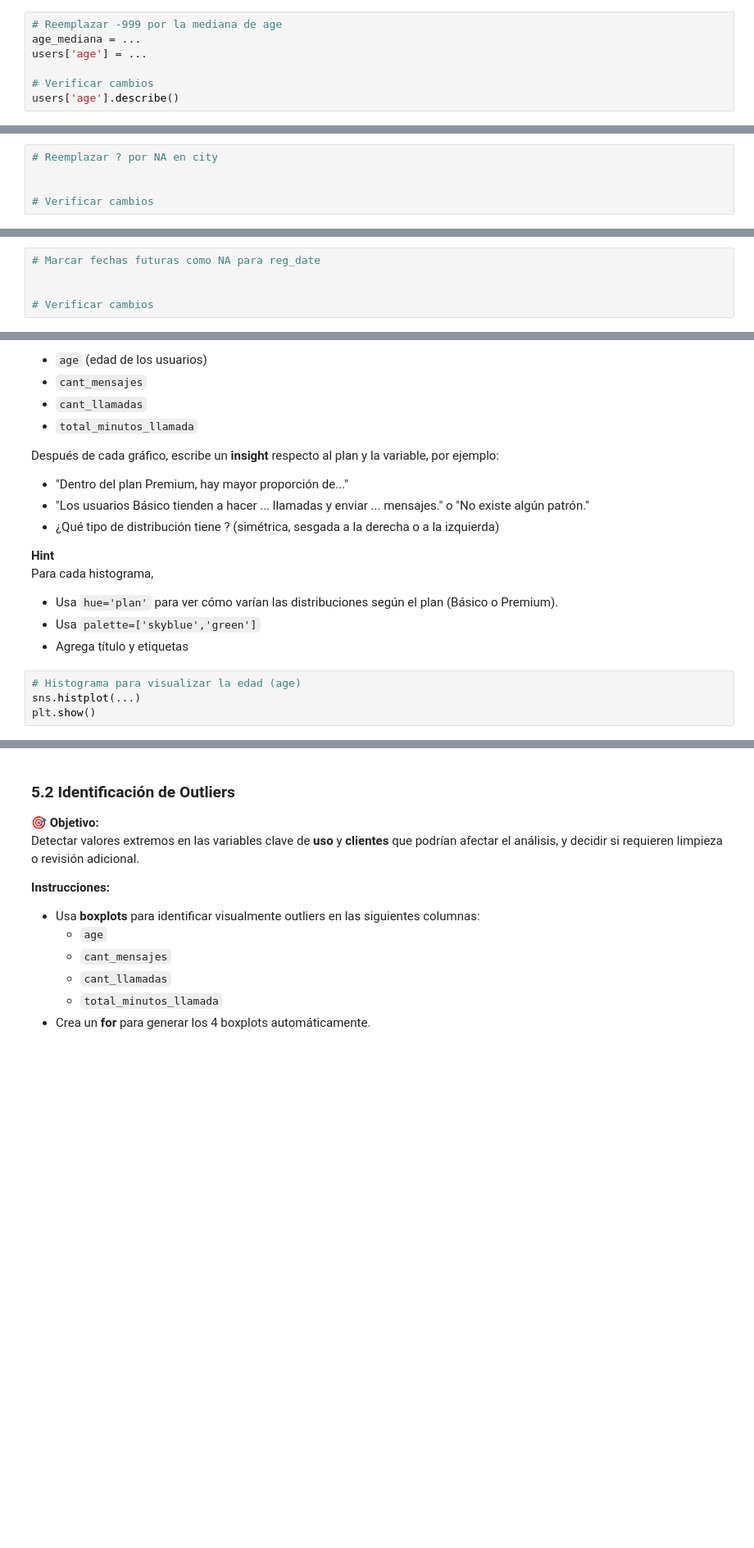
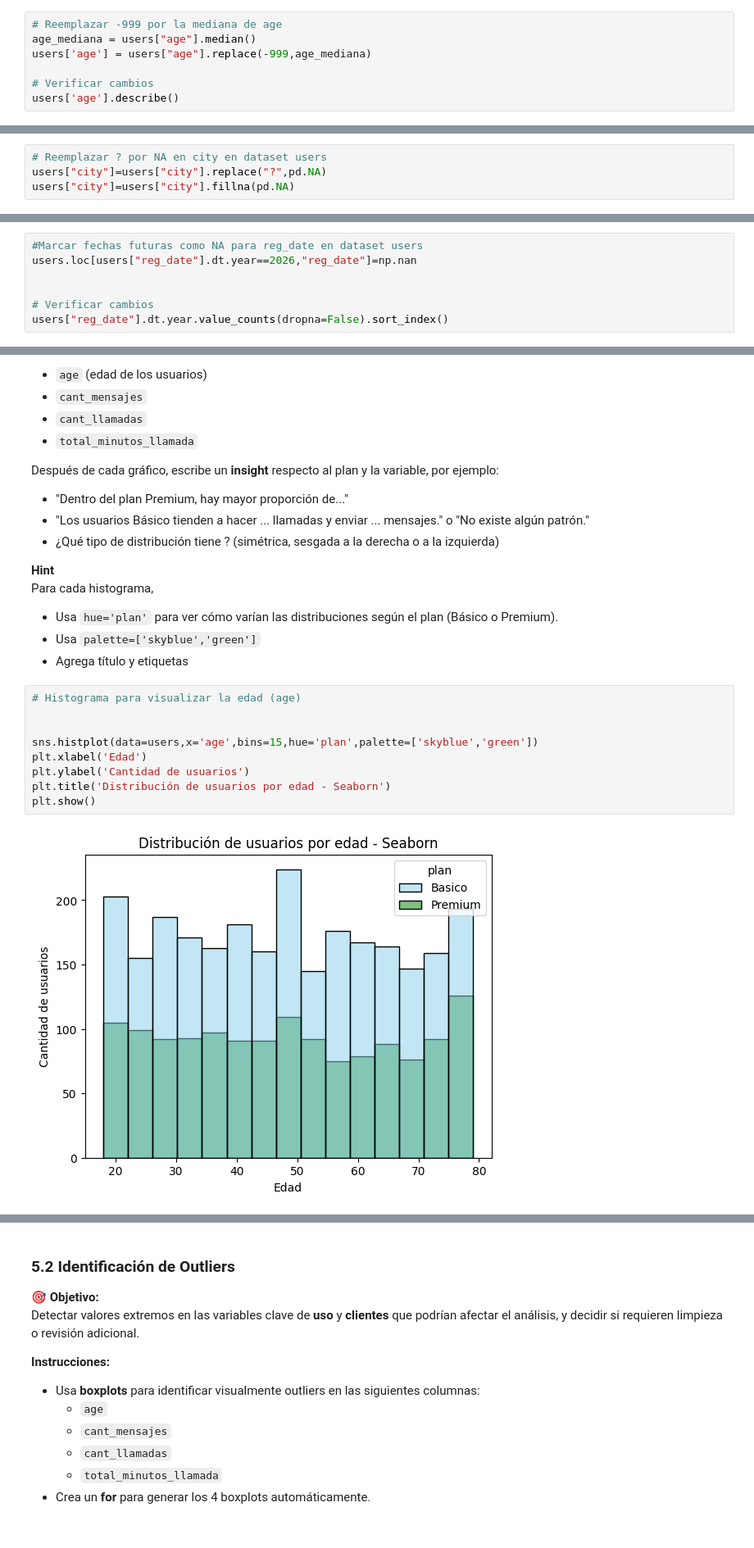
Before and after one commit to franciscoescobarda/analysis-connectatel, a Jupyter notebook: S7 Version-Estudiante-Project-ConnectaTel.ipynb, the cells around one changed output, grey strips where cells are left out. Shown at 82% size. Drawn from its saved outputs; the diff is of its cells as text; blank space fills up the shorter version.

```diff
--- a/S7 Version-Estudiante-Project-ConnectaTel.ipynb
+++ b/S7 Version-Estudiante-Project-ConnectaTel.ipynb
@@ -382,8 +383,8 @@ Aplicar reglas de limpieza para reemplazar valores sentinels y corregir fechas i
 - Marca como nulas (`pd.NA`) las fechas fuera de rango.
 # %%
 # Reemplazar -999 por la mediana de age
-age_mediana = ...
-users['age'] = ...
+age_mediana = users["age"].median()
+users['age'] = users["age"].replace(-999,age_mediana)
 
 # Verificar cambios
 users['age'].describe()
@@ -390,5 +401,4 @@ users['age'].describe()
 # %%
-# Reemplazar ? por NA en city
-
-
-# Verificar cambios
+# Reemplazar ? por NA en city en dataset users
+users["city"]=users["city"].replace("?",pd.NA)
+users["city"]=users["city"].fillna(pd.NA)
@@ -395,5 +417,7 @@ users['age'].describe()
 # %%
-# Marcar fechas futuras como NA para reg_date
+#Marcar fechas futuras como NA para reg_date en dataset users
+users.loc[users["reg_date"].dt.year==2026,"reg_date"]=np.nan
 
 
 # Verificar cambios
+users["reg_date"].dt.year.value_counts(dropna=False).sort_index()
@@ -494,7 +579,14 @@ Para cada histograma,
 - Agrega título y etiquetas
 # %%
 # Histograma para visualizar la edad (age)
-sns.histplot(...)
+
+
+sns.histplot(data=users,x='age',bins=15,hue='plan',palette=['skyblue','green'])
+plt.xlabel('Edad')
+plt.ylabel('Cantidad de usuarios')
+plt.title('Distribución de usuarios por edad - Seaborn')
 plt.show()
+# %% [output]
+[figure, added]
 # %% [markdown]
 💡Insights:
```
Also changed, not shown: parts of 27 cells of this notebook.
